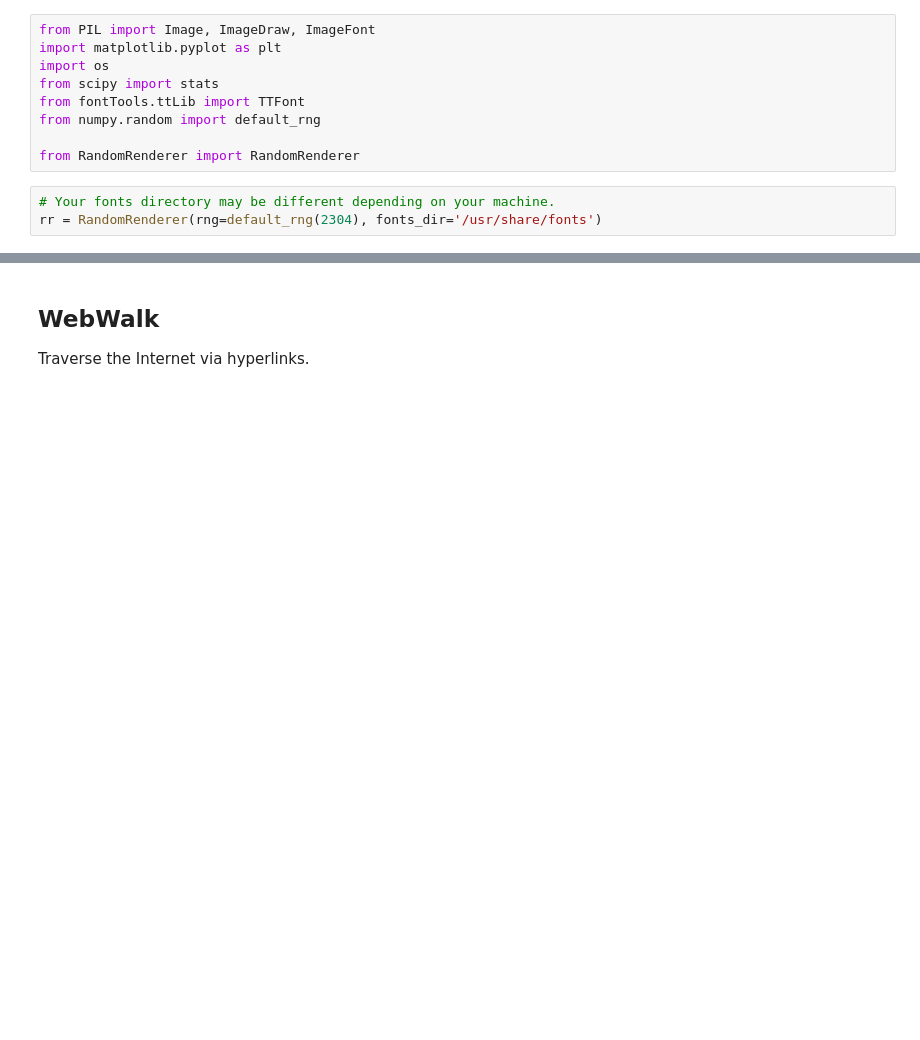
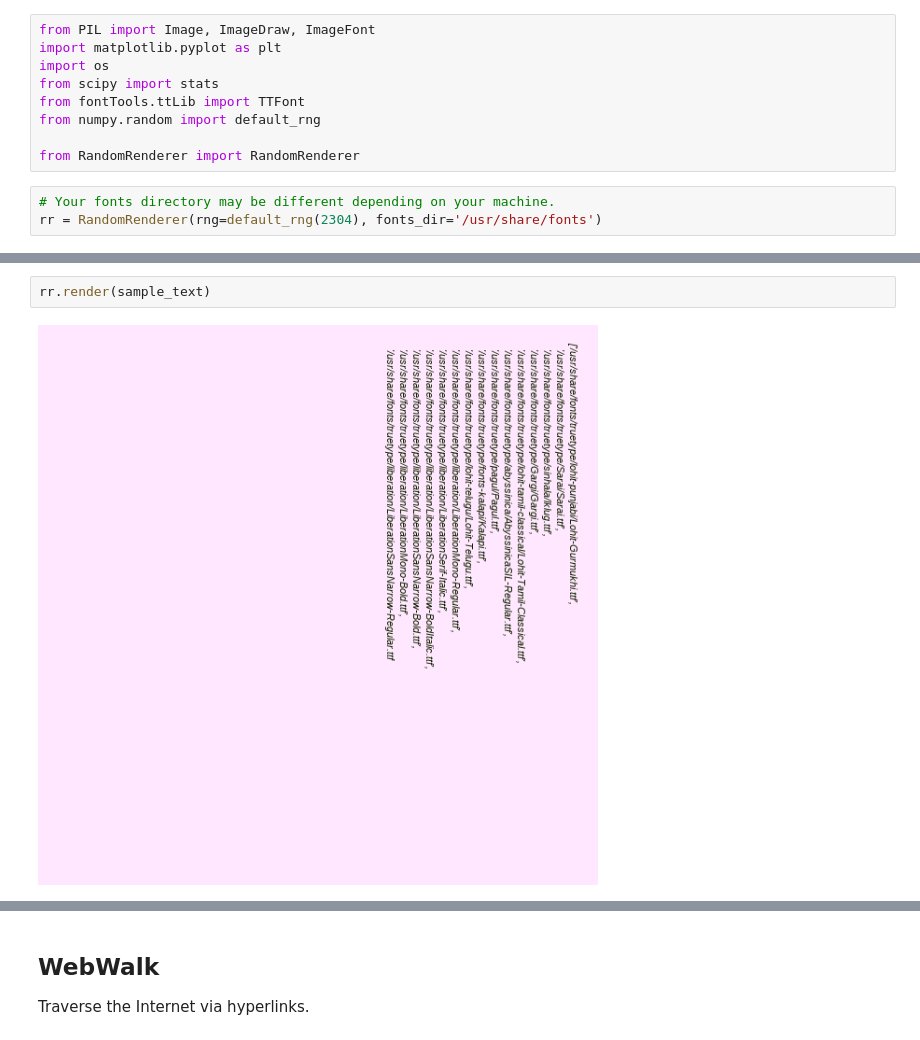
Before and after one commit to ancient-world-citation-analysis/awca-ocr, a Jupyter notebook: benchmark/Examples.ipynb, the cells around one changed output, grey strips where cells are left out. Saved outputs shown, nothing was run; the diff lists cells and outputs as text; blank space fills up the shorter version.

```diff
--- a/benchmark/Examples.ipynb
+++ b/benchmark/Examples.ipynb
@@ -38,0 +77,4 @@ rr.render('''['/usr/share/fonts/truetype/lohit-punjabi/Lohit-Gurmukhi.ttf',
+# %%
+rr.render(sample_text)
+# %% [output]
+[figure, added]
```
Also changed, not shown: parts of 16 cells of this notebook, 1 other file.
